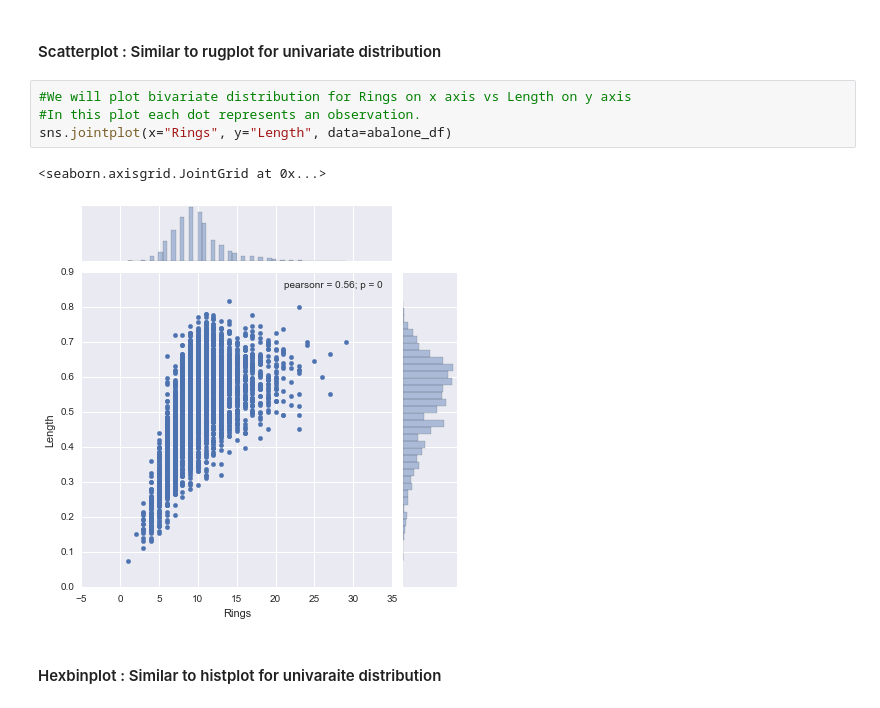
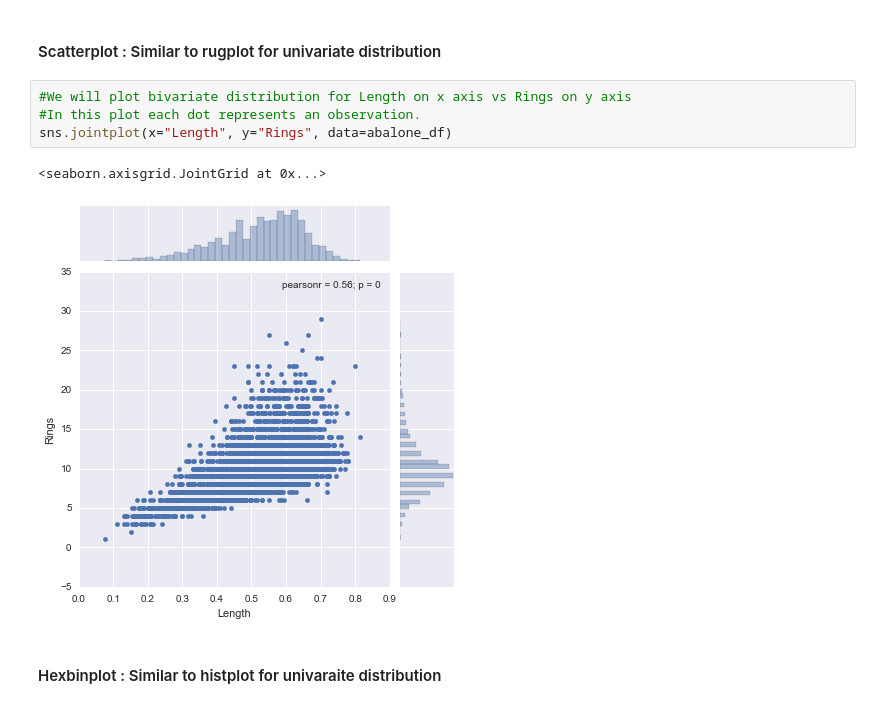
Before and after one commit to VijayDaultani/ml_kernels, a Jupyter notebook: regression/abalone.ipynb, the cells around one changed output. Drawn from its saved outputs; the diff is of its cells as text.

Commit message:
Chaging the axis for bivariate distrubition

```diff
--- a/regression/abalone.ipynb
+++ b/regression/abalone.ipynb
@@ -65,12 +65,12 @@ sns.distplot(abalone_df["Rings"], hist=True, kde=True, rug=True)
 # %% [markdown]
 #### Scatterplot : Similar to rugplot for univariate distribution
 # %%
-#We will plot bivariate distribution for Rings on x axis vs Length on y axis
+#We will plot bivariate distribution for Length on x axis vs Rings on y axis
 #In this plot each dot represents an observation.
-sns.jointplot(x="Rings", y="Length", data=abalone_df)
+sns.jointplot(x="Length", y="Rings", data=abalone_df)
 # %% [output]
 <seaborn.axisgrid.JointGrid at 0x...>
-[figure, old version]
+[figure, new version]
 # %% [markdown]
 #### Hexbinplot : Similar to histplot for univaraite distribution
 # %%
```
Also changed, not shown: parts of 4 cells of this notebook.
